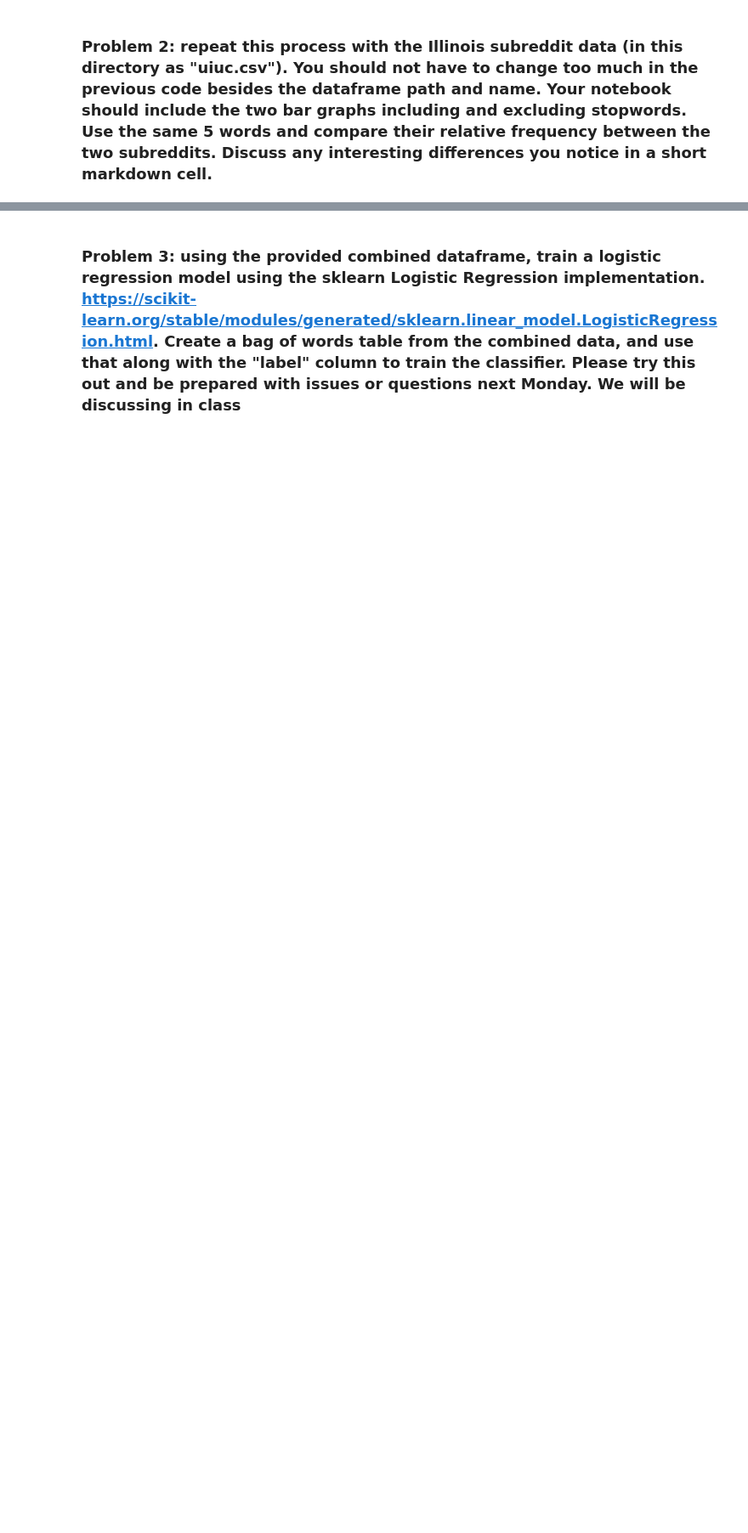
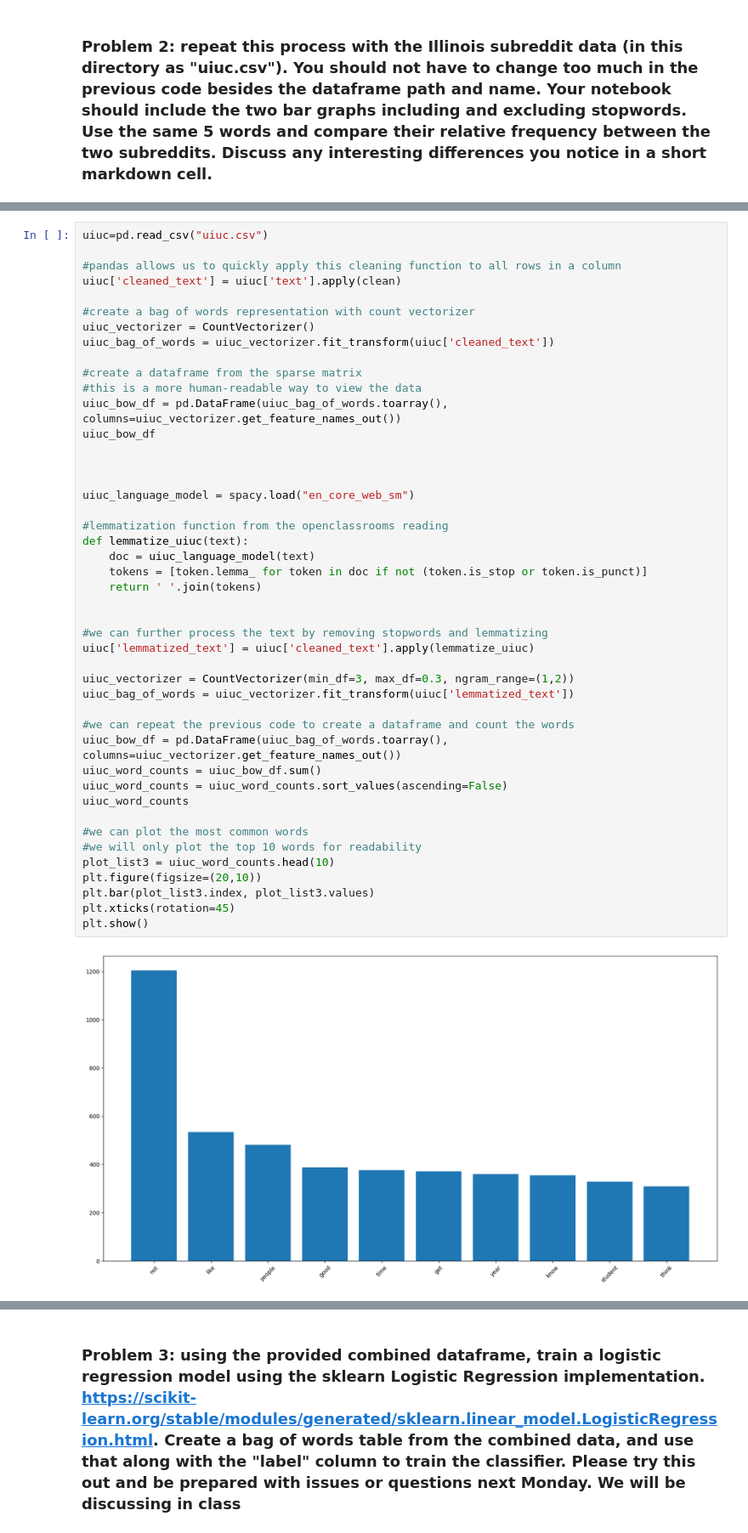
Before and after one commit to jaeji05/project1-counting-words, a Jupyter notebook: project1.ipynb, the cells around one changed output, grey strips where cells are left out. Shown at 85% size. Drawn from its saved outputs; the diff is of its cells as text; blank space fills up the shorter version.

```diff
--- a/project1.ipynb
+++ b/project1.ipynb
@@ -265,0 +283,47 @@ uiuc=pd.read_csv("uiuc.csv")
+# %%
+uiuc=pd.read_csv("uiuc.csv")
+
+#pandas allows us to quickly apply this cleaning function to all rows in a column
+uiuc['cleaned_text'] = uiuc['text'].apply(clean)
+
+#create a bag of words representation with count vectorizer
+uiuc_vectorizer = CountVectorizer()
+uiuc_bag_of_words = uiuc_vectorizer.fit_transform(uiuc['cleaned_text'])
+
+#create a dataframe from the sparse matrix
+#this is a more human-readable way to view the data
+uiuc_bow_df = pd.DataFrame(uiuc_bag_of_words.toarray(), columns=uiuc_vectorizer.get_feature_names_out())
+uiuc_bow_df
+
+
+
+uiuc_language_model = spacy.load("en_core_web_sm")
+
+#lemmatization function from the openclassrooms reading
+def lemmatize_uiuc(text):
+    doc = uiuc_language_model(text)
+    tokens = [token.lemma_ for token in doc if not (token.is_stop or token.is_punct)]
+    return ' '.join(tokens)
+
+
+#we can further process the text by removing stopwords and lemmatizing
+uiuc['lemmatized_text'] = uiuc['cleaned_text'].apply(lemmatize_uiuc)
+
+uiuc_vectorizer = CountVectorizer(min_df=3, max_df=0.3, ngram_range=(1,2))
+uiuc_bag_of_words = uiuc_vectorizer.fit_transform(uiuc['lemmatized_text'])
+
+#we can repeat the previous code to create a dataframe and count the words
+uiuc_bow_df = pd.DataFrame(uiuc_bag_of_words.toarray(), columns=uiuc_vectorizer.get_feature_names_out())
+uiuc_word_counts = uiuc_bow_df.sum()
+uiuc_word_counts = uiuc_word_counts.sort_values(ascending=False)
+uiuc_word_counts
+
+#we can plot the most common words
+#we will only plot the top 10 words for readability
+plot_list3 = uiuc_word_counts.head(10)
+plt.figure(figsize=(20,10))
+plt.bar(plot_list3.index, plot_list3.values)
+plt.xticks(rotation=45)
+plt.show()
+# %% [output]
+[figure, added]
```
Also changed, not shown: parts of 33 cells of this notebook.
